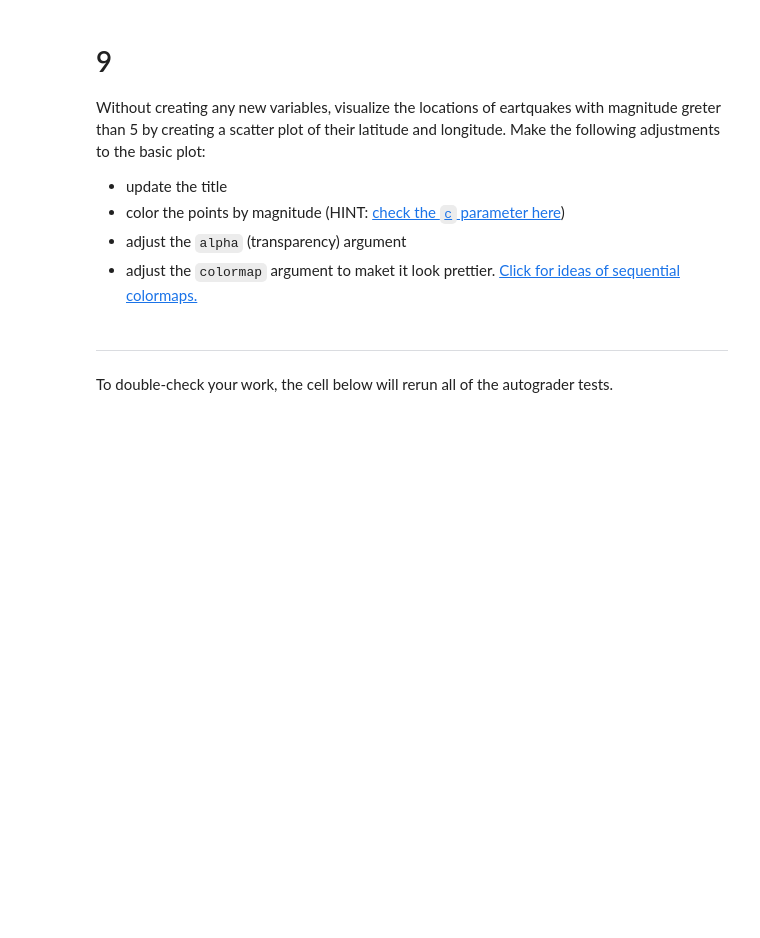
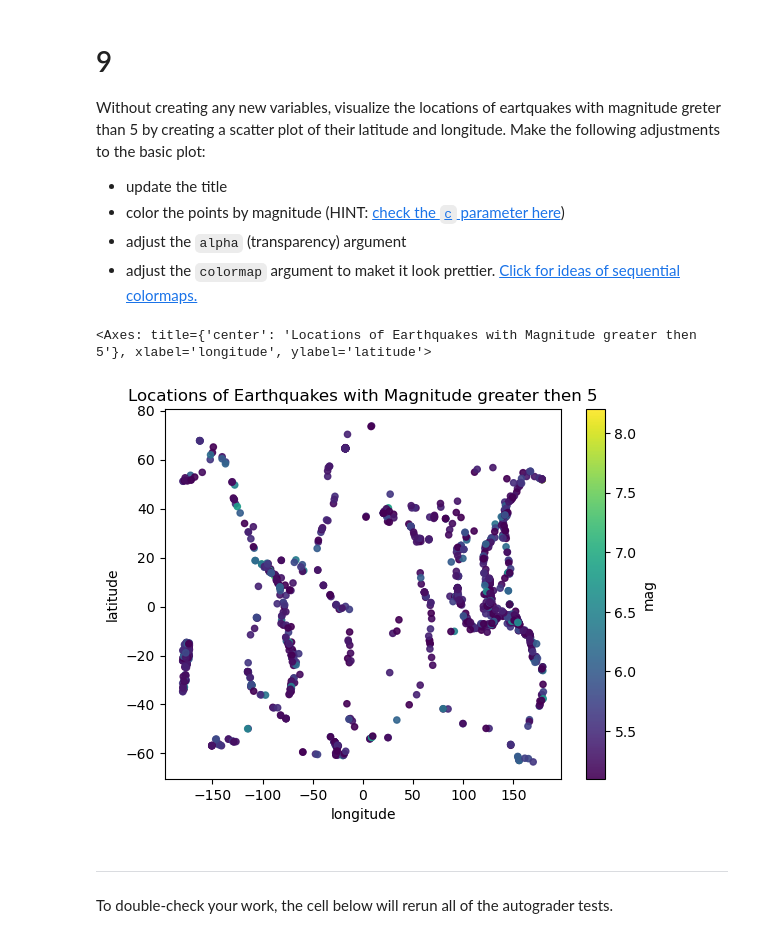
Before and after one commit to IIDonaji/eds220-hwk1, a Jupyter notebook: task3/hwk1-task3-earthquakes-Medrano.ipynb, the cells around one changed output. Cells and saved outputs as stored; diff of their text form; code cells hidden in the pictures; blank space fills up the shorter version.

```diff
--- a/task3/hwk1-task3-earthquakes-Medrano.ipynb
+++ b/task3/hwk1-task3-earthquakes-Medrano.ipynb
@@ -287,6 +287,18 @@ Without creating any new variables, visualize the locations of eartquakes with m
 - color the points by magnitude (HINT: [check the `c` parameter here](https://pandas.pydata.org/pandas-docs/stable/reference/api/pandas.DataFrame.plot.scatter.html))
 - adjust the `alpha` (transparency) argument
 - adjust the `colormap` argument to maket it look prettier. [Click for ideas of sequential colormaps.](https://matplotlib.org/stable/users/explain/colors/colormaps.html)
+# %%
+eqk[eqk['mag'] > 5].plot.scatter( # filtered dataframe for earthquakes with magnitude > 5
+    x= "longitude",
+    y= "latitude",
+    c= 'mag', # want to color by magnitude
+    colormap= 'viridis',
+    alpha= 0.9, # makes points transparent to see the overlaped ones
+    title= "Locations of Earthquakes with Magnitude greater then 5"
+)
+# %% [output]
+<Axes: title={'center': 'Locations of Earthquakes with Magnitude greater then 5'}, xlabel='longitude', ylabel='latitude'>
+[figure, added]
 # %% [markdown]
 ---
 
```
